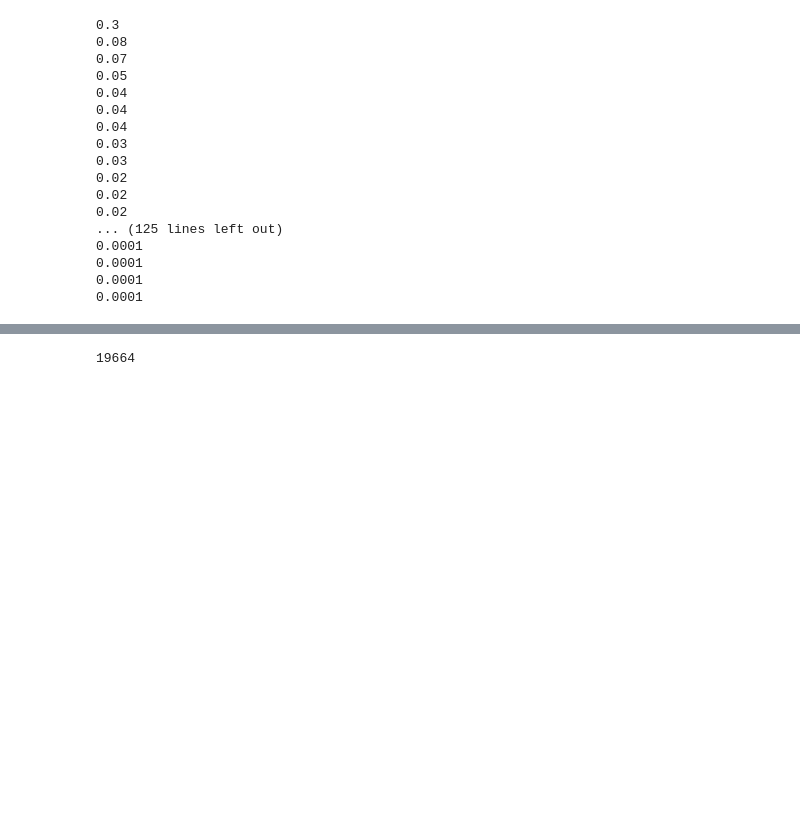
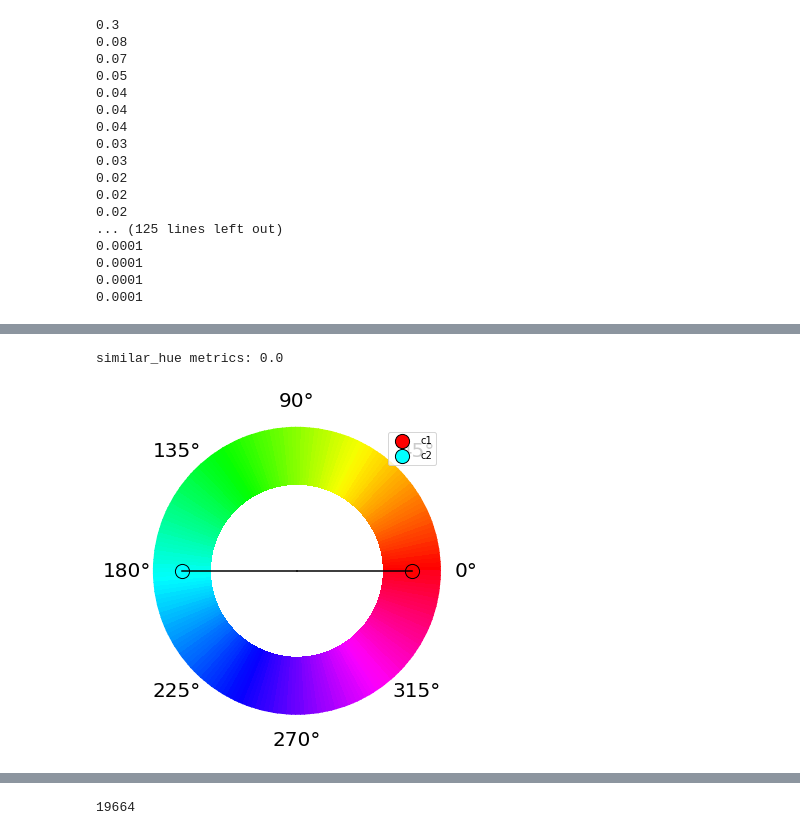
Before and after one commit to wenoptics/color-embedding, a Jupyter notebook: main.ipynb, the cells around one changed output, grey strips where cells are left out. Saved outputs shown, nothing was run; the diff lists cells and outputs as text; code cells hidden in the pictures; blank space fills up the shorter version.

```diff
--- a/main.ipynb
+++ b/main.ipynb
@@ -262,0 +509,8 @@ show_color_blocks(colors, labels, size="50px")
+# %%
+c1 = (255, 0, 0)
+c2 = (0, 255, 255)
+print('similar_hue metrics:', metric_similar_hue(c1, c2))
+show_colors_on_ring(c1, c2)
+# %% [output]
+similar_hue metrics: 0.0
+[figure, added]
```
Also changed, not shown: parts of 19 cells of this notebook, 1 other file.
